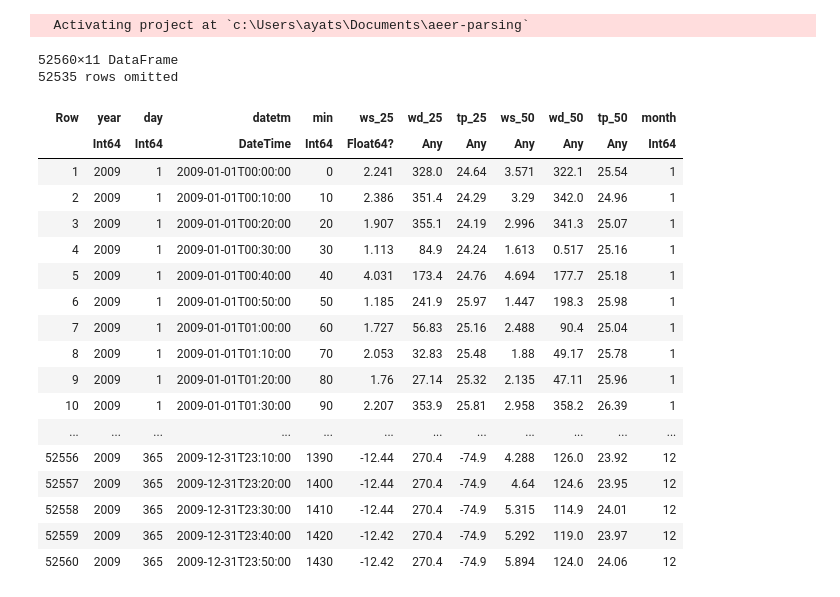
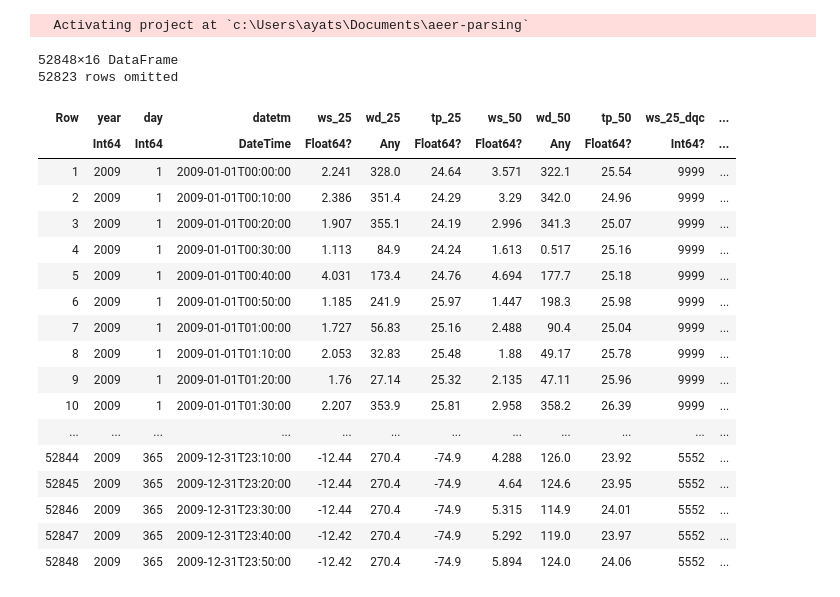
Before and after one commit to viperML/aeer-parsing, a Jupyter notebook: main.ipynb, the cells around one changed output. Saved outputs shown, nothing was run; the diff lists cells and outputs as text; code cells hidden in the pictures.

```diff
--- a/main.ipynb
+++ b/main.ipynb
@@ -8,48 +8,73 @@ Pkg.instantiate()
 # %%
 import CSV as CSV
 import DataFrames: DataFrame
 import DataFrames as DataFrames
 using Printf
 using Dates, DataFramesMeta
 
 header = ["year","day","datetm","min","ws_25","wd_25","tp_25","ws_50","wd_50","tp_50","missing"]
+header_dqc = ["year","day","datetm","min","ws_25_dqc","wd_25_dqc","tp_25_dqc","ws_50_dqc","wd_50_dqc","tp_50_dqc","missing"]
 dfs=Any[]
 
 for month = 1:12
     monthstr = @sprintf "%02d" month
+
     df = CSV.read(
         "./data/ORN09$(monthstr)WD.csv", DataFrame;
         header=header,
         delim=';',
         dateformat="yyyy-mm-dd HH:MM:SS",
-        drop=[:missing],
+        drop=[:missing, :min],
         silencewarnings=true,
-        types=Dict(:ws_25 => Float64)
+        types=Dict(
+            :ws_25 => Float64,
+            :ws_50 => Float64,
+            :tp_25 => Float64,
+            :tp_50 => Float64
+        )
     )
 
-    push!(dfs, df)
+    df_dqc = CSV.read(
+        "./data/ORN09$(monthstr)WD_DQC.csv", DataFrame;
+        header=header_dqc,
+        delim=';',
+        dateformat="yyyy-mm-dd HH:MM:SS",
+        silencewarnings=true,
+        drop=[:year, :day, :min, :missing],
+        types=Dict(
+            :ws_25_dqc => Int64,
+            :ws_50_dqc => Int64,
+            :tp_25_dqc => Int64,
+            :tp_50_dqc => Int64
+        )
+    )
+
+    result = DataFrames.innerjoin(df, df_dqc, on=:datetm)
+
+    push!(dfs, result)
 end
+
 
 data = reduce(vcat, dfs)
 @transform!(data, @byrow :month = Dates.month(:datetm))
 # %% [output]
-52560×11 DataFrame
-52535 rows omitted
+52848×16 DataFrame
+52823 rows omitted
-| Row | year | day | datetm | min | ws_25 | wd_25 | tp_25 | ws_50 | wd_50 | tp_50 | month |
-|  | Int64 | Int64 | DateTime | Int64 | Float64? | Any | Any | Any | Any | Any | Int64 |
-| 1 | 2009 | 1 | 2009-01-01T00:00:00 | 0 | 2.241 | 328.0 | 24.64 | 3.571 | 322.1 | 25.54 | 1 |
-| 2 | 2009 | 1 | 2009-01-01T00:10:00 | 10 | 2.386 | 351.4 | 24.29 | 3.29 | 342.0 | 24.96 | 1 |
-| 3 | 2009 | 1 | 2009-01-01T00:20:00 | 20 | 1.907 | 355.1 | 24.19 | 2.996 | 341.3 | 25.07 | 1 |
-| 4 | 2009 | 1 | 2009-01-01T00:30:00 | 30 | 1.113 | 84.9 | 24.24 | 1.613 | 0.517 | 25.16 | 1 |
-| 5 | 2009 | 1 | 2009-01-01T00:40:00 | 40 | 4.031 | 173.4 | 24.76 | 4.694 | 177.7 | 25.18 | 1 |
-| 6 | 2009 | 1 | 2009-01-01T00:50:00 | 50 | 1.185 | 241.9 | 25.97 | 1.447 | 198.3 | 25.98 | 1 |
-| 7 | 2009 | 1 | 2009-01-01T01:00:00 | 60 | 1.727 | 56.83 | 25.16 | 2.488 | 90.4 | 25.04 | 1 |
-| 8 | 2009 | 1 | 2009-01-01T01:10:00 | 70 | 2.053 | 32.83 | 25.48 | 1.88 | 49.17 | 25.78 | 1 |
-| 9 | 2009 | 1 | 2009-01-01T01:20:00 | 80 | 1.76 | 27.14 | 25.32 | 2.135 | 47.11 | 25.96 | 1 |
-| 10 | 2009 | 1 | 2009-01-01T01:30:00 | 90 | 2.207 | 353.9 | 25.81 | 2.958 | 358.2 | 26.39 | 1 |
+| Row | year | day | datetm | ws_25 | wd_25 | tp_25 | ws_50 | wd_50 | tp_50 | ws_25_dqc | ... |
+|  | Int64 | Int64 | DateTime | Float64? | Any | Float64? | Float64? | Any | Float64? | Int64? | ... |
+| 1 | 2009 | 1 | 2009-01-01T00:00:00 | 2.241 | 328.0 | 24.64 | 3.571 | 322.1 | 25.54 | 9999 | ... |
+| 2 | 2009 | 1 | 2009-01-01T00:10:00 | 2.386 | 351.4 | 24.29 | 3.29 | 342.0 | 24.96 | 9999 | ... |
+| 3 | 2009 | 1 | 2009-01-01T00:20:00 | 1.907 | 355.1 | 24.19 | 2.996 | 341.3 | 25.07 | 9999 | ... |
+| 4 | 2009 | 1 | 2009-01-01T00:30:00 | 1.113 | 84.9 | 24.24 | 1.613 | 0.517 | 25.16 | 9999 | ... |
+| 5 | 2009 | 1 | 2009-01-01T00:40:00 | 4.031 | 173.4 | 24.76 | 4.694 | 177.7 | 25.18 | 9999 | ... |
+| 6 | 2009 | 1 | 2009-01-01T00:50:00 | 1.185 | 241.9 | 25.97 | 1.447 | 198.3 | 25.98 | 9999 | ... |
+| 7 | 2009 | 1 | 2009-01-01T01:00:00 | 1.727 | 56.83 | 25.16 | 2.488 | 90.4 | 25.04 | 9999 | ... |
+| 8 | 2009 | 1 | 2009-01-01T01:10:00 | 2.053 | 32.83 | 25.48 | 1.88 | 49.17 | 25.78 | 9999 | ... |
+| 9 | 2009 | 1 | 2009-01-01T01:20:00 | 1.76 | 27.14 | 25.32 | 2.135 | 47.11 | 25.96 | 9999 | ... |
+| 10 | 2009 | 1 | 2009-01-01T01:30:00 | 2.207 | 353.9 | 25.81 | 2.958 | 358.2 | 26.39 | 9999 | ... |
 | ... | ... | ... | ... | ... | ... | ... | ... | ... | ... | ... | ... |
-| 52556 | 2009 | 365 | 2009-12-31T23:10:00 | 1390 | -12.44 | 270.4 | -74.9 | 4.288 | 126.0 | 23.92 | 12 |
-| 52557 | 2009 | 365 | 2009-12-31T23:20:00 | 1400 | -12.44 | 270.4 | -74.9 | 4.64 | 124.6 | 23.95 | 12 |
-| 52558 | 2009 | 365 | 2009-12-31T23:30:00 | 1410 | -12.44 | 270.4 | -74.9 | 5.315 | 114.9 | 24.01 | 12 |
-| 52559 | 2009 | 365 | 2009-12-31T23:40:00 | 1420 | -12.42 | 270.4 | -74.9 | 5.292 | 119.0 | 23.97 | 12 |
-| 52560 | 2009 | 365 | 2009-12-31T23:50:00 | 1430 | -12.42 | 270.4 | -74.9 | 5.894 | 124.0 | 24.06 | 12 |
+| 52844 | 2009 | 365 | 2009-12-31T23:10:00 | -12.44 | 270.4 | -74.9 | 4.288 | 126.0 | 23.92 | 5552 | ... |
+| 52845 | 2009 | 365 | 2009-12-31T23:20:00 | -12.44 | 270.4 | -74.9 | 4.64 | 124.6 | 23.95 | 5552 | ... |
+| 52846 | 2009 | 365 | 2009-12-31T23:30:00 | -12.44 | 270.4 | -74.9 | 5.315 | 114.9 | 24.01 | 5552 | ... |
+| 52847 | 2009 | 365 | 2009-12-31T23:40:00 | -12.42 | 270.4 | -74.9 | 5.292 | 119.0 | 23.97 | 5552 | ... |
+| 52848 | 2009 | 365 | 2009-12-31T23:50:00 | -12.42 | 270.4 | -74.9 | 5.894 | 124.0 | 24.06 | 5552 | ... |
```
Also changed, not shown: parts of 6 cells of this notebook, 2 other files.
